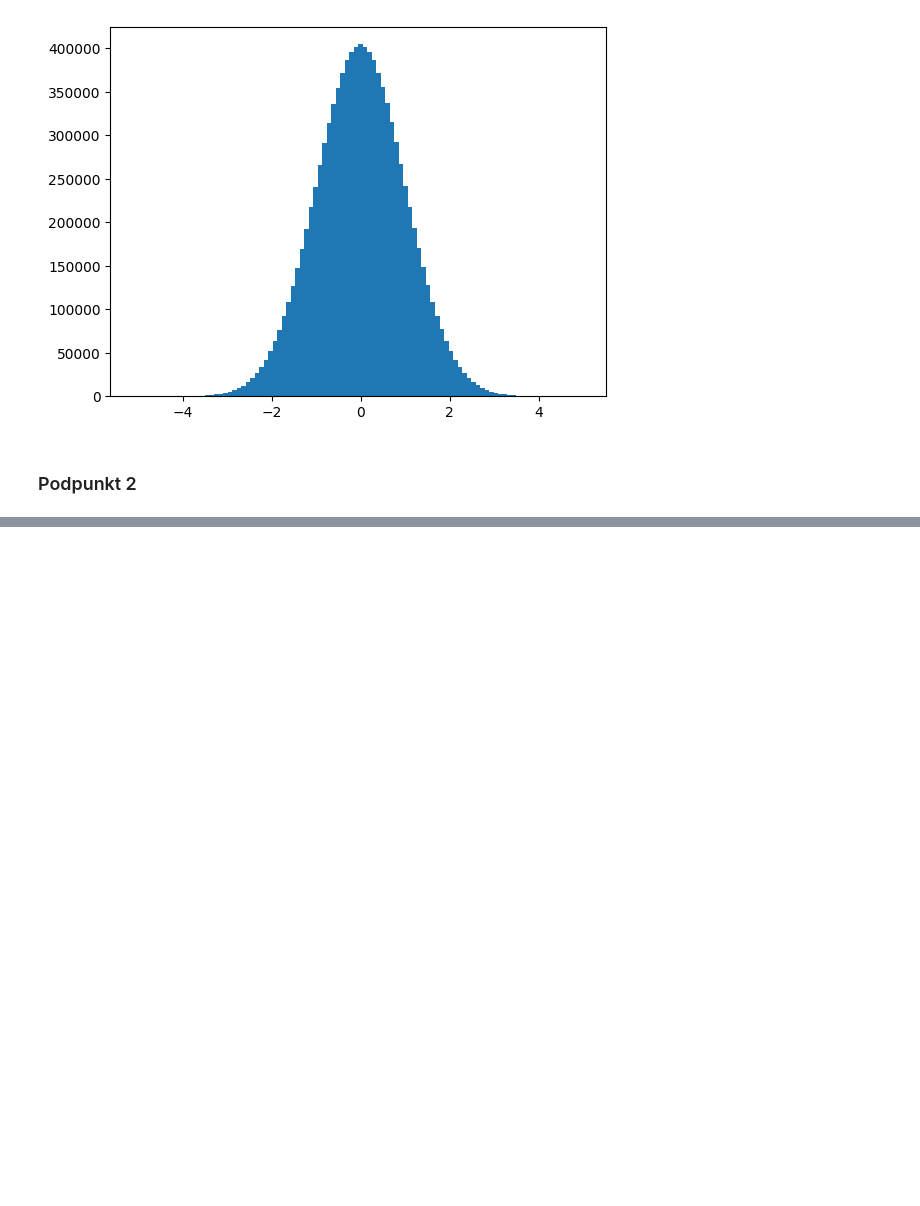
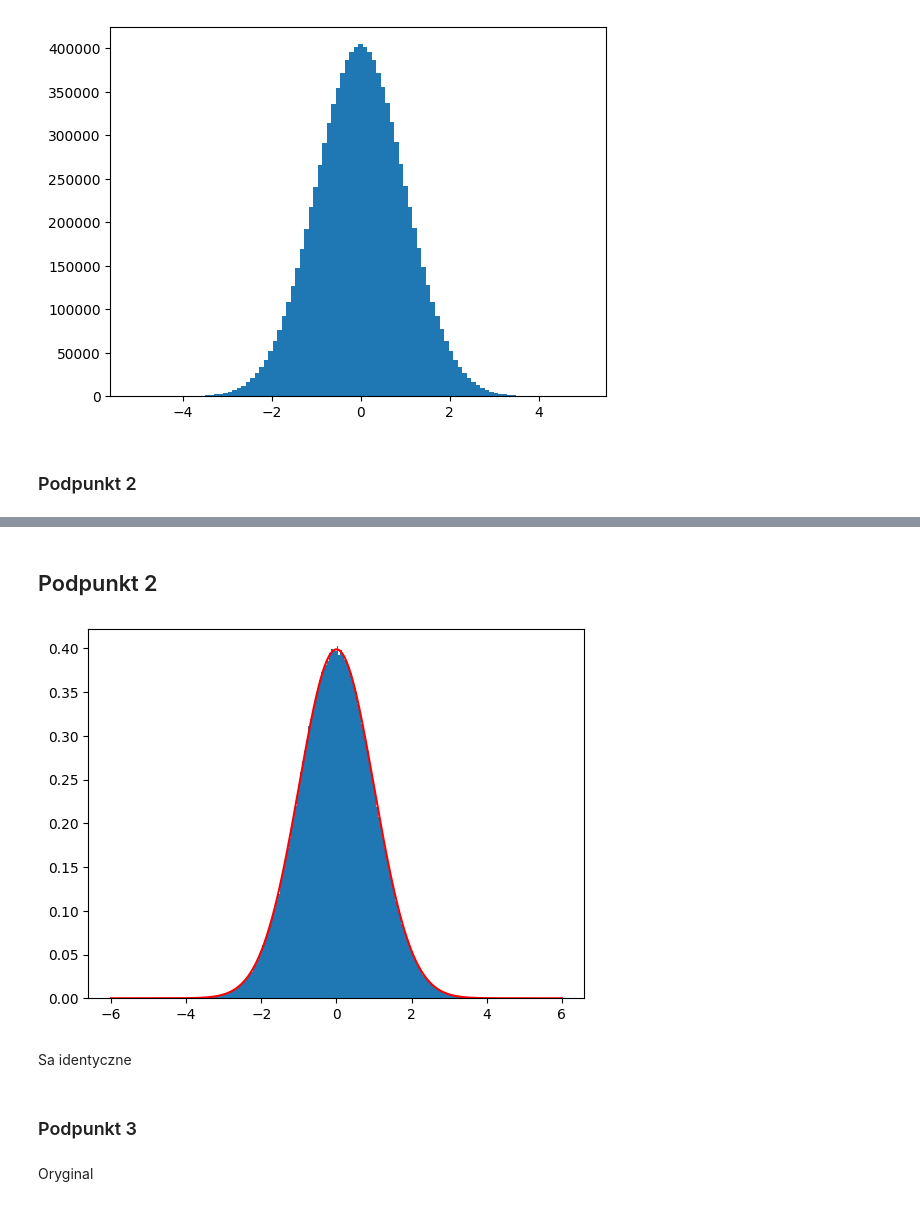
Before and after one commit to rektyyy/Artificial-Intelligence, a Jupyter notebook: ML/Assisgnment_1.ipynb, the cells around one changed output, grey strips where cells are left out. Cells and saved outputs as stored; diff of their text form; code cells hidden in the pictures; blank space fills up the shorter version.

```diff
--- a/ML/Assisgnment_1.ipynb
+++ b/ML/Assisgnment_1.ipynb
@@ -648,0 +654,13 @@ ModuleNotFoundError: No module named 'scipy'
+# %% [markdown]
+## Podpunkt 2
+# %%
+plt.hist(np.random.randn(10**6), bins=200, density=True)
+data = np.linspace(-6, 6, 1000)
+plt.plot(data, norm.pdf(data), c='red')
+plt.show()
+# %% [output]
+[figure, added]
+# %% [markdown]
+Sa identyczne
+# %% [markdown]
+### Podpunkt 3
@@ -648,0 +672,2 @@ ModuleNotFoundError: No module named 'scipy'
+# %% [markdown]
+Oryginal
```
Also changed, not shown: parts of 20 cells of this notebook.
